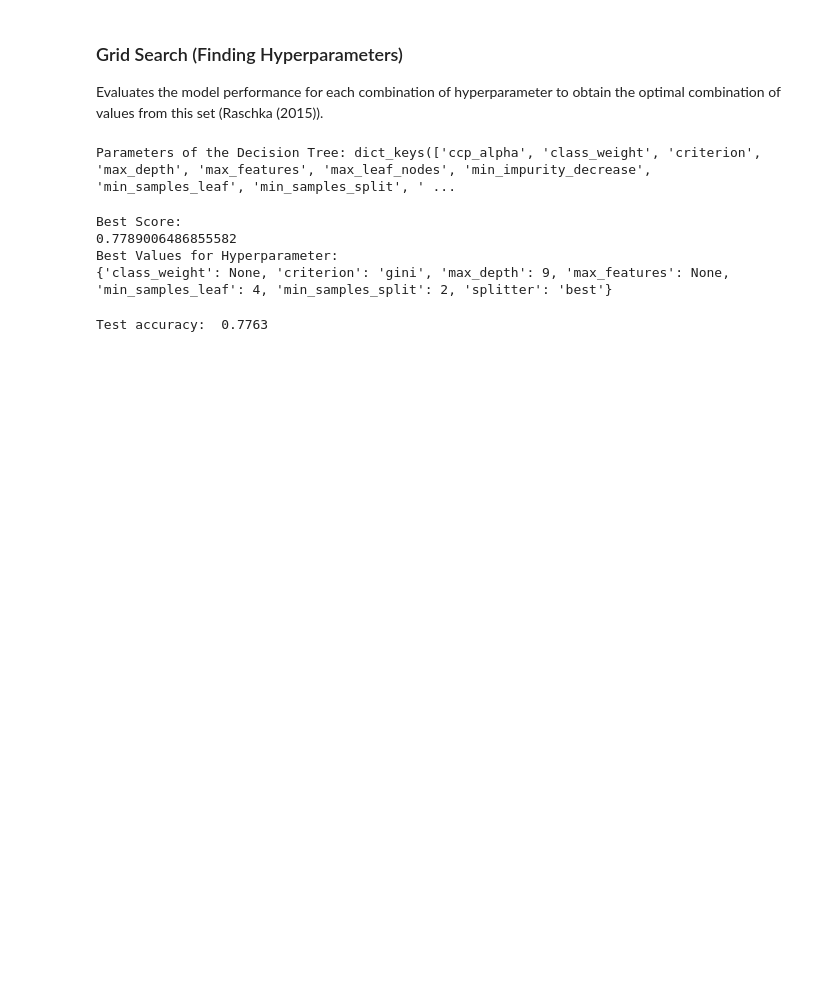
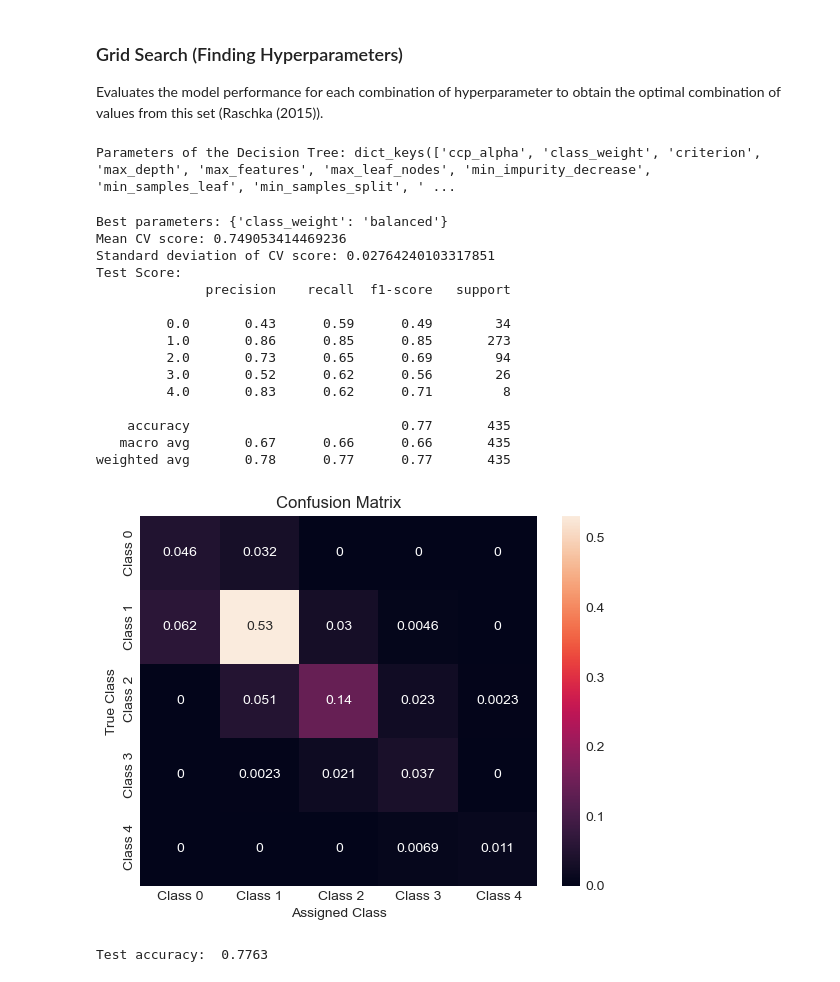
Before and after one commit to selinawaber/ML-for-Finance-Project, a Jupyter notebook: GroupProject_Cyrill.ipynb, the cells around one changed output. Cells and saved outputs as stored; diff of their text form; code cells hidden in the pictures; blank space fills up the shorter version.

```diff
--- a/GroupProject_Cyrill.ipynb
+++ b/GroupProject_Cyrill.ipynb
@@ -492,29 +508,42 @@ minSamplesLeaf = np.array([1, 2, 3, 4, 5])
 # %%
 # hyperparameter to be tested
 param_grid_tr = {"class_weight": class_Weight,
-              "criterion": Criterion,
-              "max_depth": maxDepth,
-              "splitter": Splitter,
-              "max_features": max_Features,
-              "min_samples_split": min_Samples_Split,
-              "min_samples_leaf": minSamplesLeaf,
+              #"criterion": Criterion,
+              #"max_depth": maxDepth,
+              #"splitter": Splitter,
+              #"max_features": max_Features,
+              #"min_samples_split": min_Samples_Split,
+              #"min_samples_leaf": minSamplesLeaf,
 }
 
 # grid search
 tree_gs = GridSearchCV(estimator=DecisionTreeClassifier(random_state=42),
                   param_grid=param_grid_tr,
                   scoring="accuracy",
                   cv=kFold, n_jobs=-1)
 tree_gs = tree_gs.fit(X_train, y_train)
-print("Best Score:")
-print(tree_gs.best_score_)
-print("Best Values for Hyperparameter:")
-print(tree_gs.best_params_)
+
+print_results_crossvalidation(tree_gs, X_test, y_test)
+y_pred = tree_gs.best_estimator_.predict(X_test)
+
+report(y_test, y_pred)
 # %% [output]
-Best Score:
-0.7789006486855582
-Best Values for Hyperparameter:
-{'class_weight': None, 'criterion': 'gini', 'max_depth': 9, 'max_features': None, 'min_samples_leaf': 4, 'min_samples_split': 2, 'splitter': 'best'}
+Best parameters: {'class_weight': 'balanced'}
+Mean CV score: 0.749053414469236
+Standard deviation of CV score: 0.02764240103317851
+Test Score:
+              precision    recall  f1-score   support
+
+         0.0       0.43      0.59      0.49        34
+         1.0       0.86      0.85      0.85       273
+         2.0       0.73      0.65      0.69        94
+         3.0       0.52      0.62      0.56        26
+         4.0       0.83      0.62      0.71         8
+
+    accuracy                           0.77       435
+   macro avg       0.67      0.66      0.66       435
+weighted avg       0.78      0.77      0.77       435
+[figure, added]
 # %%
 # Take best parameter
 clf = tree_gs.best_estimator_
```
Also changed, not shown: parts of 6 cells of this notebook.
